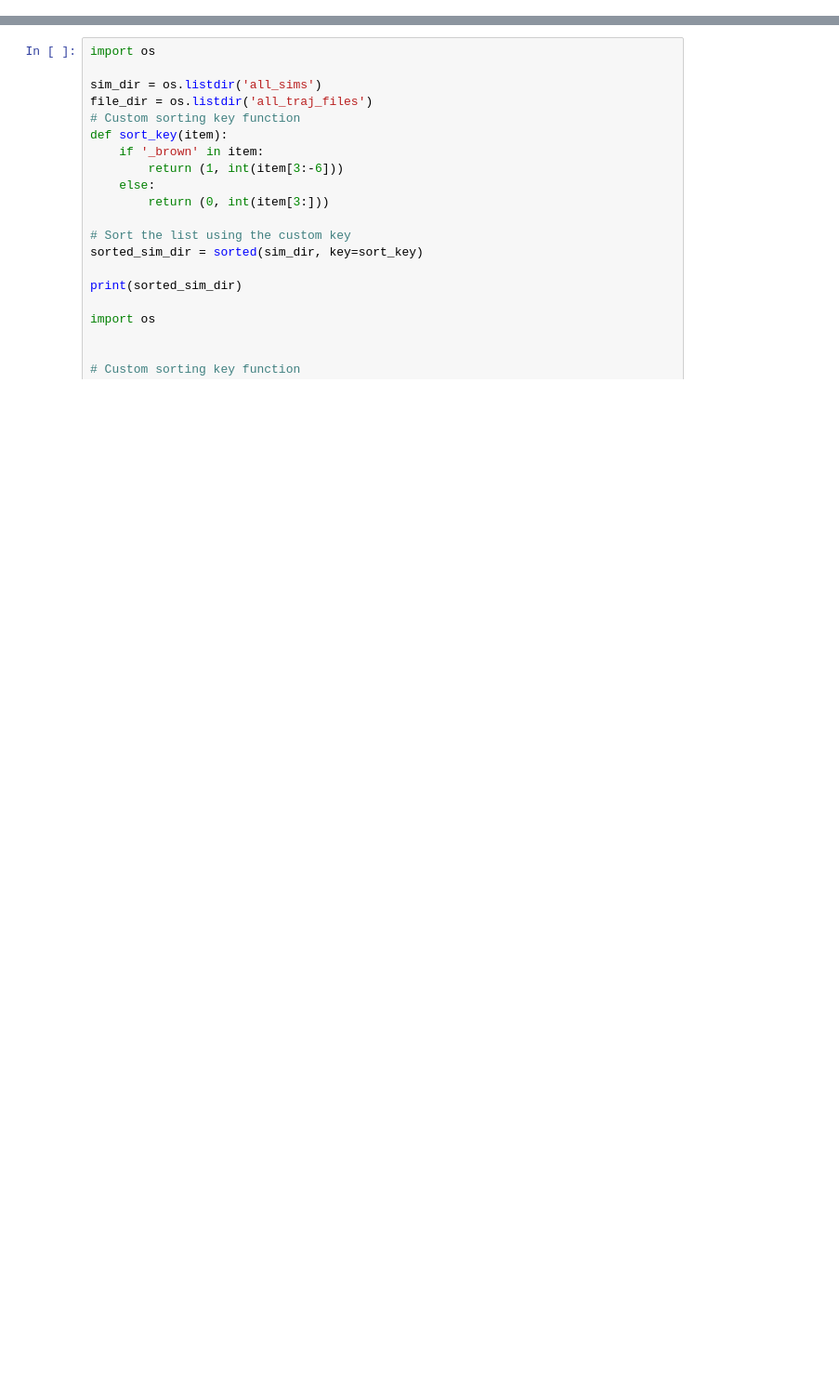
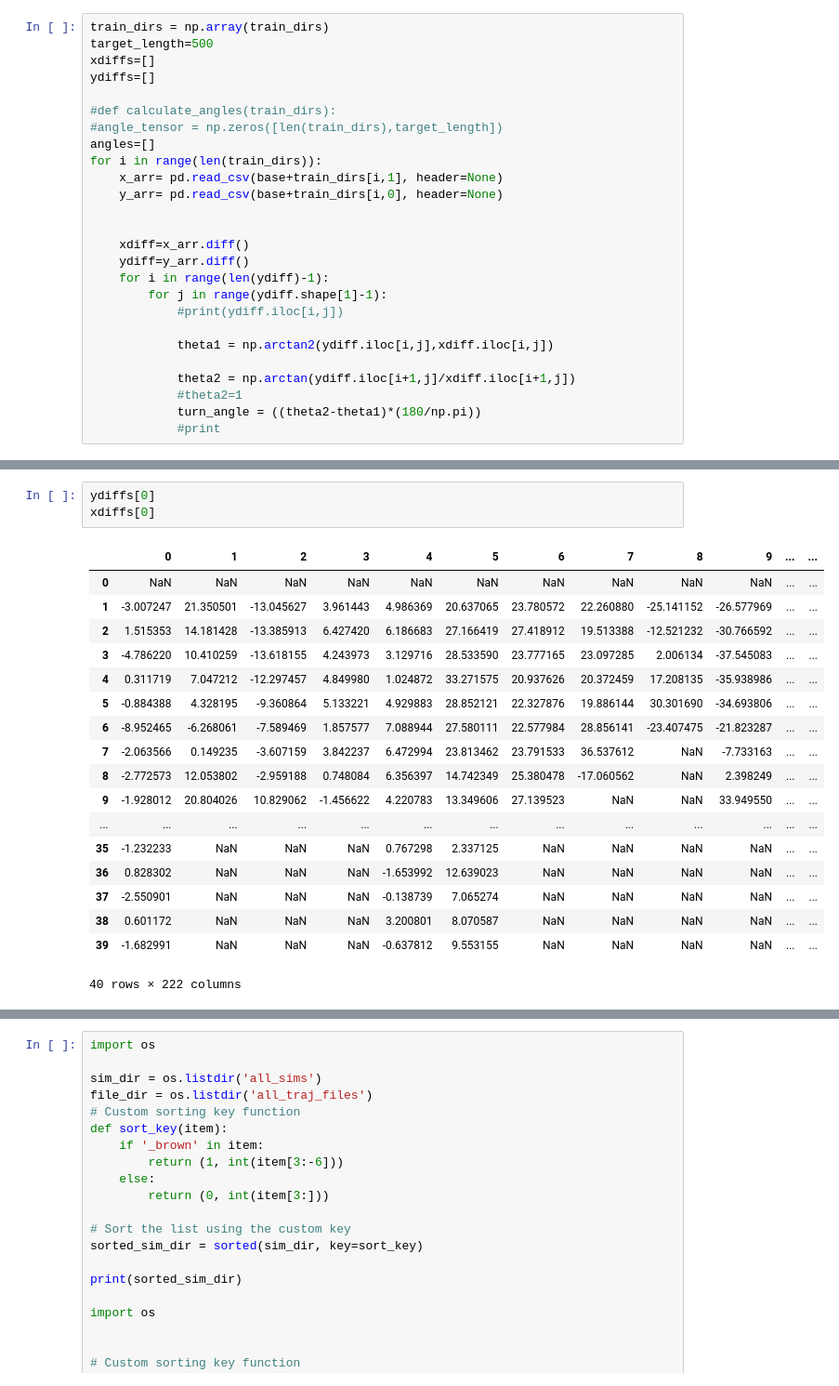
Before and after one commit to mberghouse/DeepTrackStat, a Jupyter notebook: Angle-distribution-NN.ipynb, the cells around one changed output, grey strips where cells are left out. Shown at 93% size. Saved outputs shown, nothing was run; the diff lists cells and outputs as text; blank space fills up the shorter version.

```diff
--- a/Angle-distribution-NN.ipynb
+++ b/Angle-distribution-NN.ipynb
@@ -0,0 +144,26 @@
+# %%
+train_dirs = np.array(train_dirs)
+target_length=500
+xdiffs=[]
+ydiffs=[]
+
+#def calculate_angles(train_dirs):
+#angle_tensor = np.zeros([len(train_dirs),target_length])
+angles=[]
+for i in range(len(train_dirs)):
+    x_arr= pd.read_csv(base+train_dirs[i,1], header=None)
+    y_arr= pd.read_csv(base+train_dirs[i,0], header=None)
+
+
+    xdiff=x_arr.diff()
+    ydiff=y_arr.diff()
+    for i in range(len(ydiff)-1):
+        for j in range(ydiff.shape[1]-1):
+            #print(ydiff.iloc[i,j])
+
+            theta1 = np.arctan2(ydiff.iloc[i,j],xdiff.iloc[i,j])
+
+            theta2 = np.arctan(ydiff.iloc[i+1,j]/xdiff.iloc[i+1,j])
+            #theta2=1
+            turn_angle = ((theta2-theta1)*(180/np.pi))
+            #print
@@ -0,0 +218,22 @@
+# %%
+ydiffs[0]
+xdiffs[0]
+# %% [output]
+|  | 0 | 1 | 2 | 3 | 4 | 5 | 6 | 7 | 8 | 9 | ... | ... |
+| 0 | NaN | NaN | NaN | NaN | NaN | NaN | NaN | NaN | NaN | NaN | ... | ... |
+| 1 | -3.007247 | 21.350501 | -13.045627 | 3.961443 | 4.986369 | 20.637065 | 23.780572 | 22.260880 | -25.141152 | -26.577969 | ... | ... |
+| 2 | 1.515353 | 14.181428 | -13.385913 | 6.427420 | 6.186683 | 27.166419 | 27.418912 | 19.513388 | -12.521232 | -30.766592 | ... | ... |
+| 3 | -4.786220 | 10.410259 | -13.618155 | 4.243973 | 3.129716 | 28.533590 | 23.777165 | 23.097285 | 2.006134 | -37.545083 | ... | ... |
+| 4 | 0.311719 | 7.047212 | -12.297457 | 4.849980 | 1.024872 | 33.271575 | 20.937626 | 20.372459 | 17.208135 | -35.938986 | ... | ... |
+| 5 | -0.884388 | 4.328195 | -9.360864 | 5.133221 | 4.929883 | 28.852121 | 22.327876 | 19.886144 | 30.301690 | -34.693806 | ... | ... |
+| 6 | -8.952465 | -6.268061 | -7.589469 | 1.857577 | 7.088944 | 27.580111 | 22.577984 | 28.856141 | -23.407475 | -21.823287 | ... | ... |
+| 7 | -2.063566 | 0.149235 | -3.607159 | 3.842237 | 6.472994 | 23.813462 | 23.791533 | 36.537612 | NaN | -7.733163 | ... | ... |
+| 8 | -2.772573 | 12.053802 | -2.959188 | 0.748084 | 6.356397 | 14.742349 | 25.380478 | -17.060562 | NaN | 2.398249 | ... | ... |
+| 9 | -1.928012 | 20.804026 | 10.829062 | -1.456622 | 4.220783 | 13.349606 | 27.139523 | NaN | NaN | 33.949550 | ... | ... |
+| ... | ... | ... | ... | ... | ... | ... | ... | ... | ... | ... | ... | ... |
+| 35 | -1.232233 | NaN | NaN | NaN | 0.767298 | 2.337125 | NaN | NaN | NaN | NaN | ... | ... |
+| 36 | 0.828302 | NaN | NaN | NaN | -1.653992 | 12.639023 | NaN | NaN | NaN | NaN | ... | ... |
+| 37 | -2.550901 | NaN | NaN | NaN | -0.138739 | 7.065274 | NaN | NaN | NaN | NaN | ... | ... |
+| 38 | 0.601172 | NaN | NaN | NaN | 3.200801 | 8.070587 | NaN | NaN | NaN | NaN | ... | ... |
+| 39 | -1.682991 | NaN | NaN | NaN | -0.637812 | 9.553155 | NaN | NaN | NaN | NaN | ... | ... |
+40 rows × 222 columns
```
Also changed, not shown: parts of 9 cells of this notebook, 3 other files.
